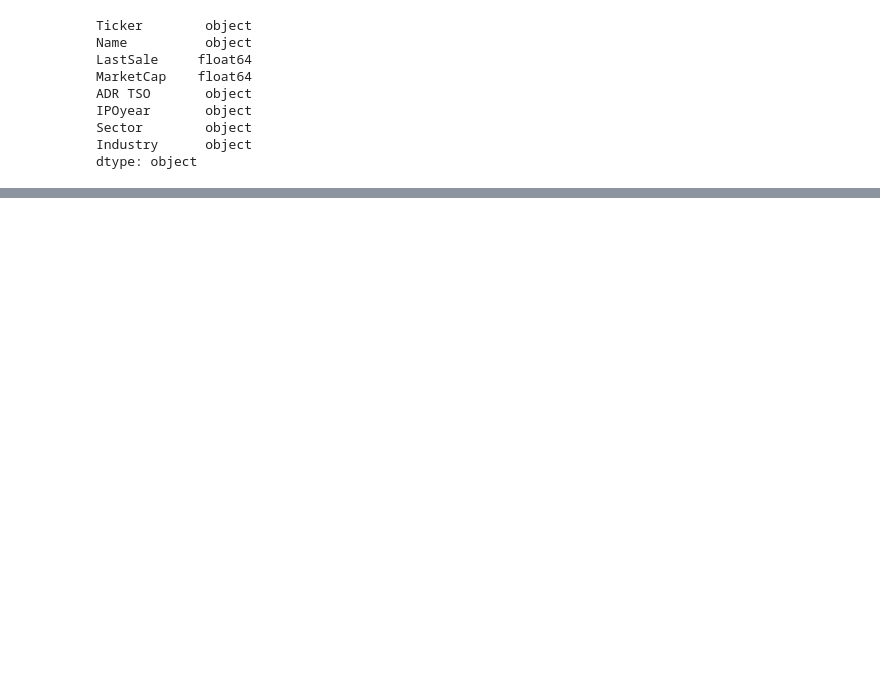
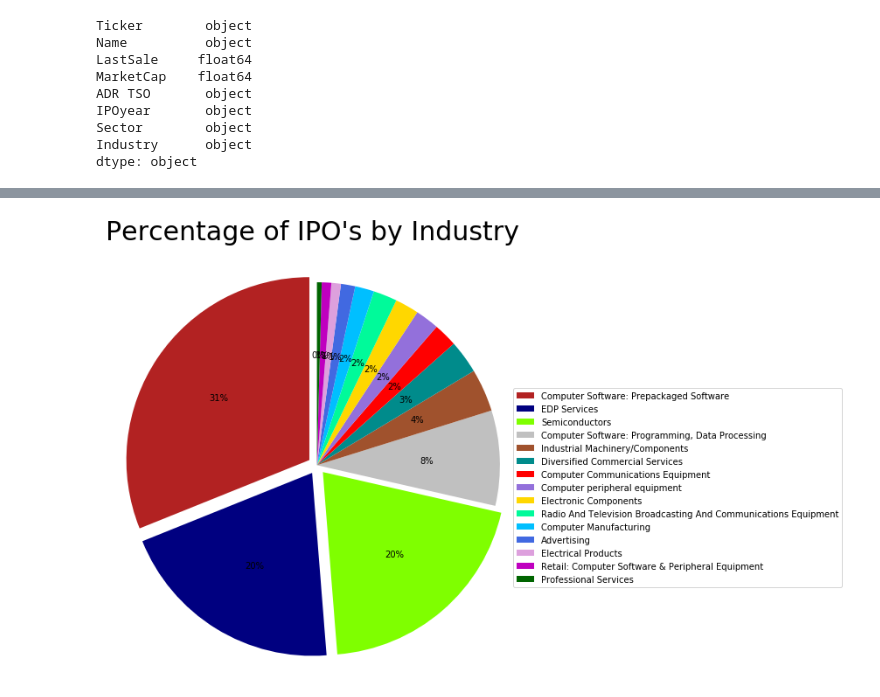
Before and after one commit to LittlestDoll/Project1, a Jupyter notebook: Project DataTable.ipynb, the cells around one changed output, grey strips where cells are left out. Cells and saved outputs as stored; diff of their text form; code cells hidden in the pictures; blank space fills up the shorter version.

```diff
--- a/Project DataTable.ipynb
+++ b/Project DataTable.ipynb
@@ -49,0 +67,17 @@ stocks_sort.head()
+# %%
+labels = test2['Industry']
+values = test2['Ticker']
+color_dict = {'royalblue','sienna','red','gold','chartreuse','darkgreen','mediumspringgreen','darkcyan','deepskyblue','firebrick','navy','mediumpurple',
+             'plum','m','silver'}
+explode = (5,5,5,0,0,0,0,0,0,0,0,0,0,0,0)
+explode2 = (0,0,5,5,5,0,0,0,0,0,0,0,0,0,0)
+# %%
+plt.pie(values,labels=None,radius=100.5,autopct='%.0f%%',startangle=90,colors=color_dict,explode=explode)
+plt.legend(labels=labels,loc='center',bbox_to_anchor=(1.38,.45))
+plt.axis('equal')
+plt.title('Percentage of IPO\'s by Industry', loc='center', fontsize=30,va='top',y=1.1)
+fig = plt.gcf()
+fig.set_size_inches(8.5,8.5)
+plt.show()
+# %% [output]
+[figure, added]
```
Also changed, not shown: parts of 21 cells of this notebook, 5 other files.
